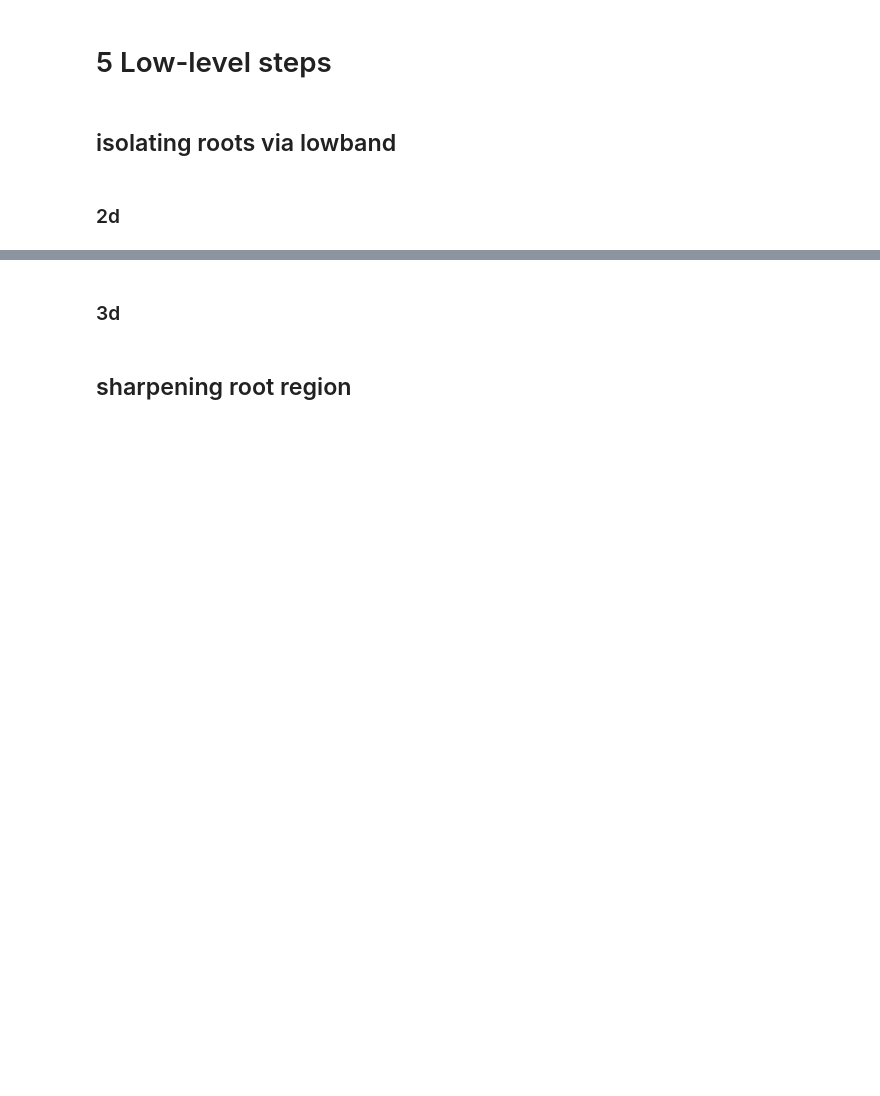
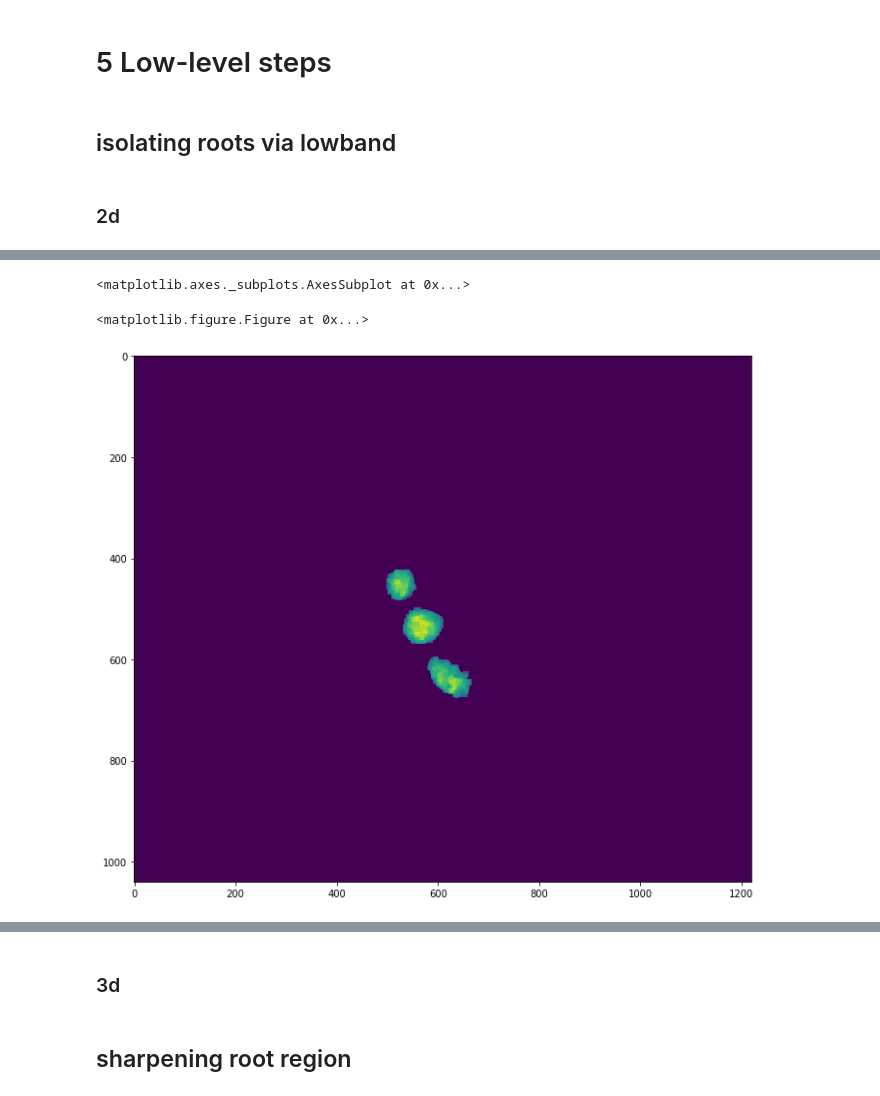
Before and after one commit to GiovanniSena/LSFM-CYCB_analysis, a Jupyter notebook: sample.ipynb, the cells around one changed output, grey strips where cells are left out. Drawn from its saved outputs; the diff is of its cells as text; code cells hidden in the pictures; blank space fills up the shorter version.

```diff
--- a/sample.ipynb
+++ b/sample.ipynb
@@ -71,0 +79,11 @@ lightroot.io.plotimg(stack)
+# %%
+#new strategy - if the label is small and round, just return the label centroid, otherwise use a sub peak detector
+#if it is really small, mayb discard
+
+from scipy.ndimage import maximum_filter,gaussian_filter,label
+from skimage import  feature
+im = g2.copy()
+size = 10
+min_distance = 5
+image_max = maximum_filter(im, size=size, mode='constant')
+coordinates = feature.peak_local_max(im, min_distance=min_distance)
@@ -72,3 +110,9 @@ lightroot.io.plotimg(stack)
+# %%
+lightroot.io.plotimg(image_max)
+# %% [output]
+<matplotlib.axes._subplots.AxesSubplot at 0x...>
+<matplotlib.figure.Figure at 0x...>
+[figure, added]
 # %%
 g2 = stack.copy()
 g2, blobs = lightroot.blobs.simple_detector(g2)
```
Also changed, not shown: parts of 6 cells of this notebook, 1 other file.
